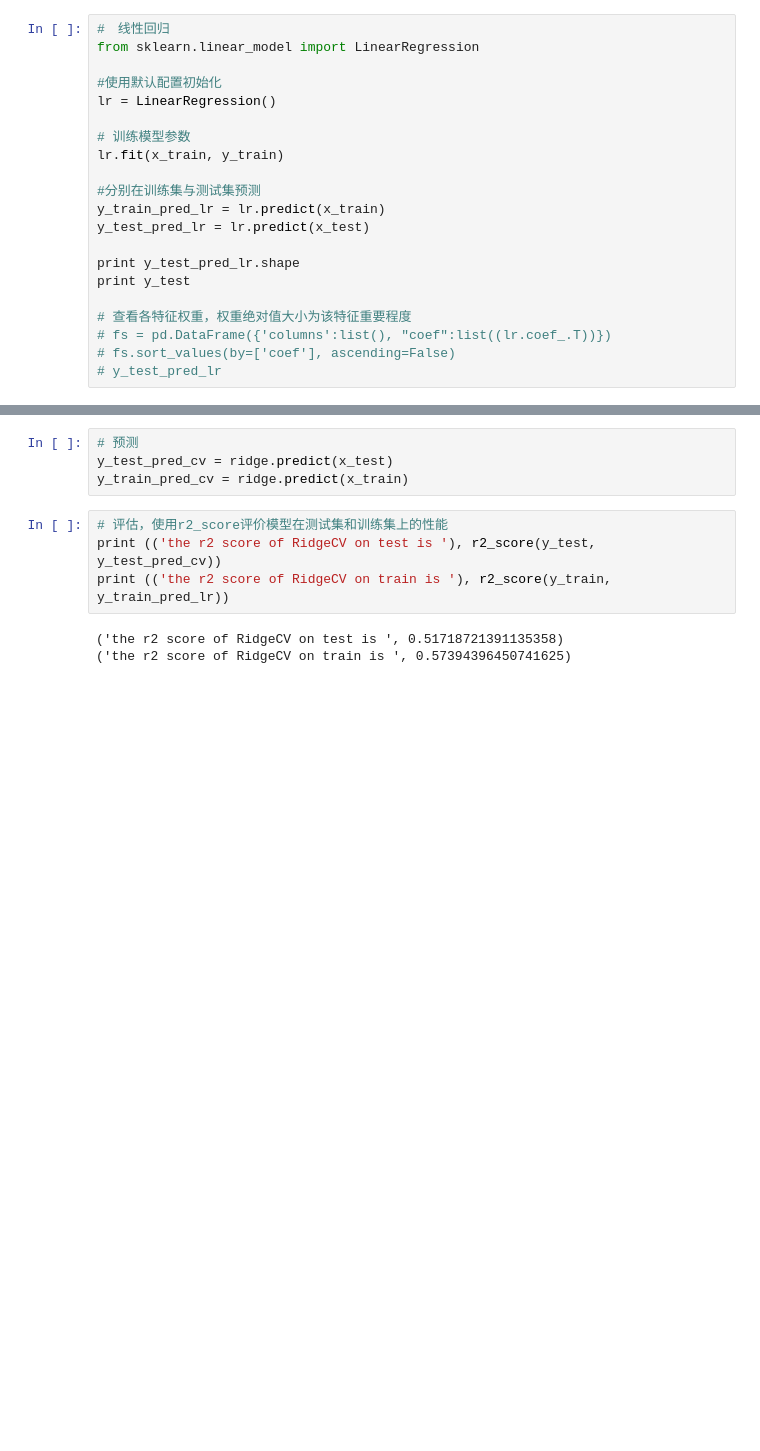
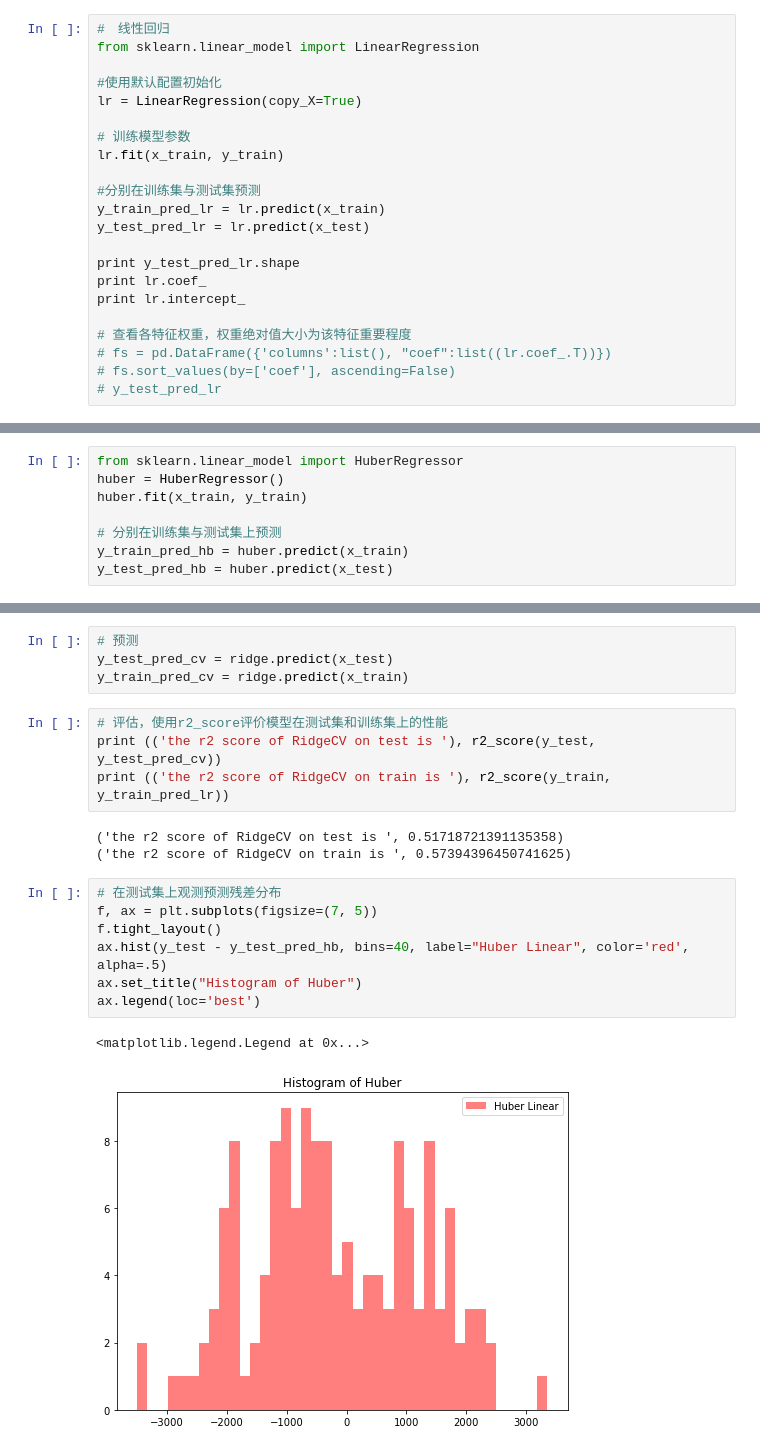
Before and after one commit to WangYuBo/ai_learning, a Jupyter notebook: 06/code/CBData_Regression.ipynb, the cells around one changed output, grey strips where cells are left out. Drawn from its saved outputs; the diff is of its cells as text; blank space fills up the shorter version.

```diff
--- a/06/code/CBData_Regression.ipynb
+++ b/06/code/CBData_Regression.ipynb
@@ -104,7 +104,7 @@ x_test = hstack((x_test_cat, x_test_num))
 from sklearn.linear_model import LinearRegression
 
 #使用默认配置初始化
-lr = LinearRegression()
+lr = LinearRegression(copy_X=True)
 
 # 训练模型参数
 lr.fit(x_train, y_train)
@@ -114,7 +114,8 @@ y_train_pred_lr = lr.predict(x_train)
 y_test_pred_lr = lr.predict(x_test)
 
 print y_test_pred_lr.shape
-print y_test
+print lr.coef_
+print lr.intercept_
 
 # 查看各特征权重，权重绝对值大小为该特征重要程度
 # fs = pd.DataFrame({'columns':list(), "coef":list((lr.coef_.T))})
@@ -162,0 +159,8 @@ ax.legend(loc='best')
+# %%
+from sklearn.linear_model import HuberRegressor
+huber = HuberRegressor()
+huber.fit(x_train, y_train)
+
+# 分别在训练集与测试集上预测
+y_train_pred_hb = huber.predict(x_train)
+y_test_pred_hb = huber.predict(x_test)
@@ -187,3 +204,13 @@ print (('the r2 score of RidgeCV on train is '), r2_score(y_train, y_train_pred_
 # %% [output]
 ('the r2 score of RidgeCV on test is ', 0.51718721391135358)
 ('the r2 score of RidgeCV on train is ', 0.57394396450741625)
+# %%
+# 在测试集上观测预测残差分布
+f, ax = plt.subplots(figsize=(7, 5))
+f.tight_layout()
+ax.hist(y_test - y_test_pred_hb, bins=40, label="Huber Linear", color='red', alpha=.5)
+ax.set_title("Histogram of Huber")
+ax.legend(loc='best')
+# %% [output]
+<matplotlib.legend.Legend at 0x...>
+[figure, added]
```
Also changed, not shown: parts of 11 cells of this notebook.
